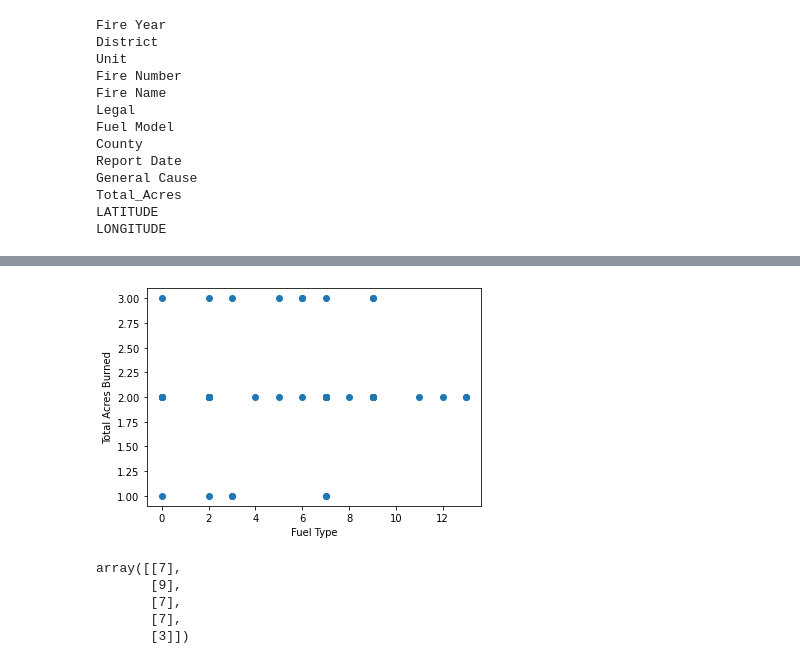
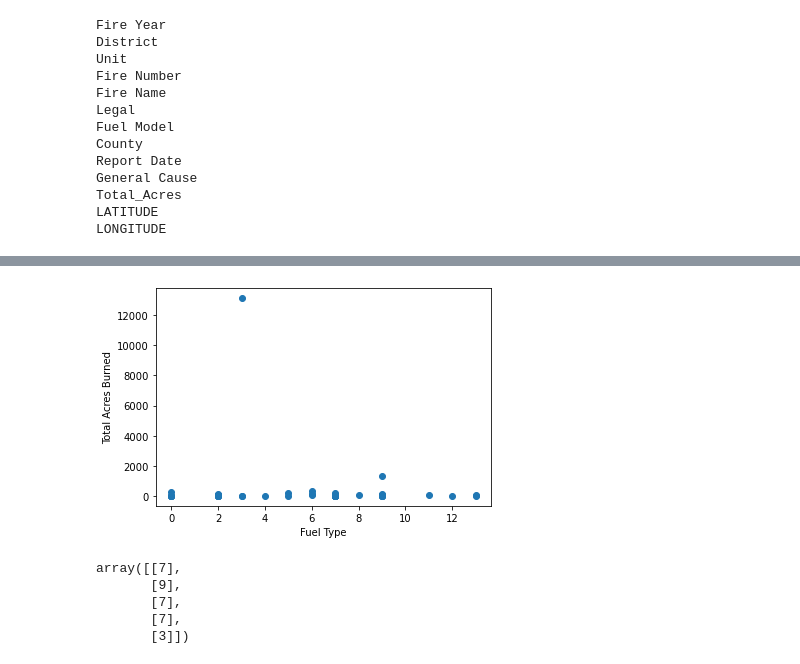
Before and after one commit to jisellejones/Predict_Wildfire_Spread, a Jupyter notebook: ML_Simple.ipynb, the cells around one changed output, grey strips where cells are left out. Cells and saved outputs as stored; diff of their text form; code cells hidden in the pictures.

```diff
--- a/ML_Simple.ipynb
+++ b/ML_Simple.ipynb
@@ -201,12 +169,12 @@ fire_df.head(5)
 # %%
 # Linear Regression ML Testing - Relationships
 from sklearn.linear_model import LinearRegression
-plt.scatter(fire_df.fueltype_num, fire_df.fire_severity)
+plt.scatter(fire_df.fueltype_num, fire_df.Total_Acres)
 plt.xlabel('Fuel Type')
 plt.ylabel('Total Acres Burned')
 plt.show()
 # %% [output]
-[figure, old version]
+[figure, new version]
 # %%
 X = fire_df.fueltype_num.values.reshape(-1, 1)
 # %%
```
Also changed, not shown: parts of 14 cells of this notebook.
